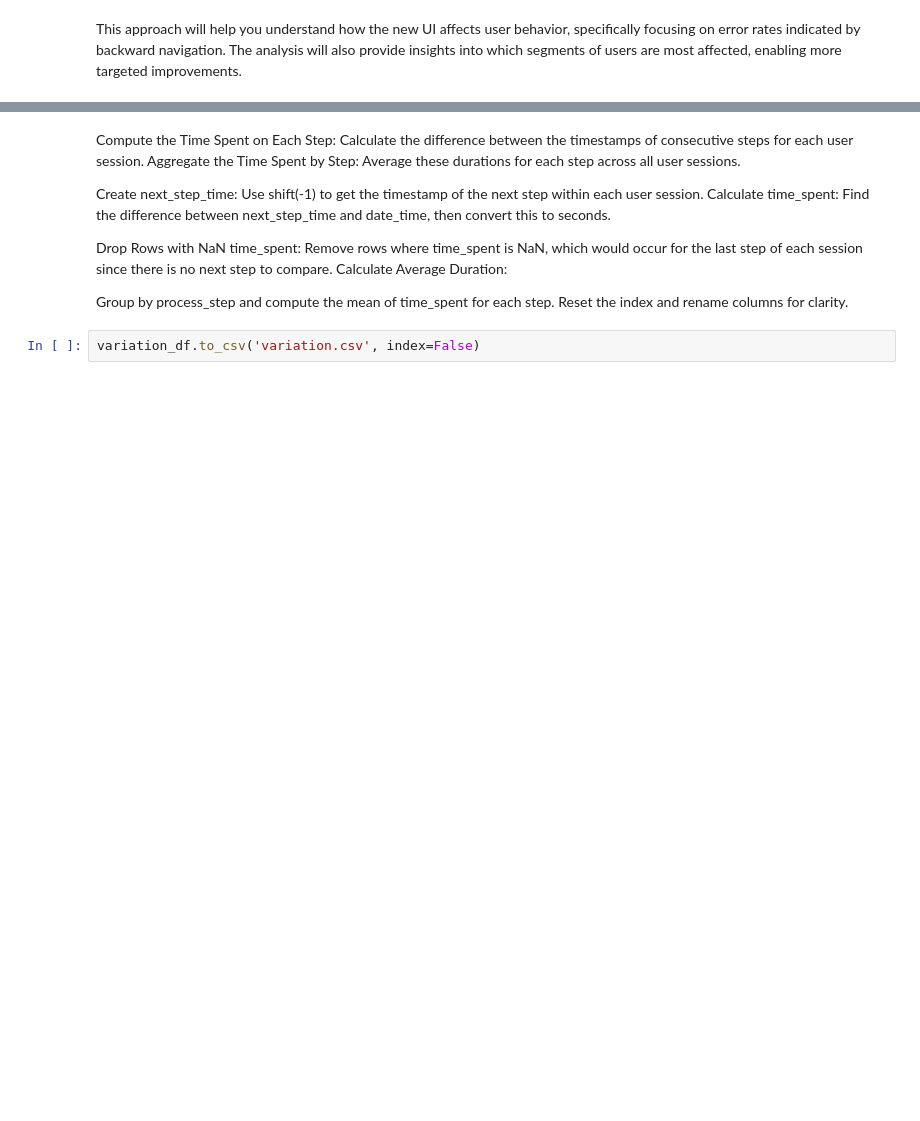
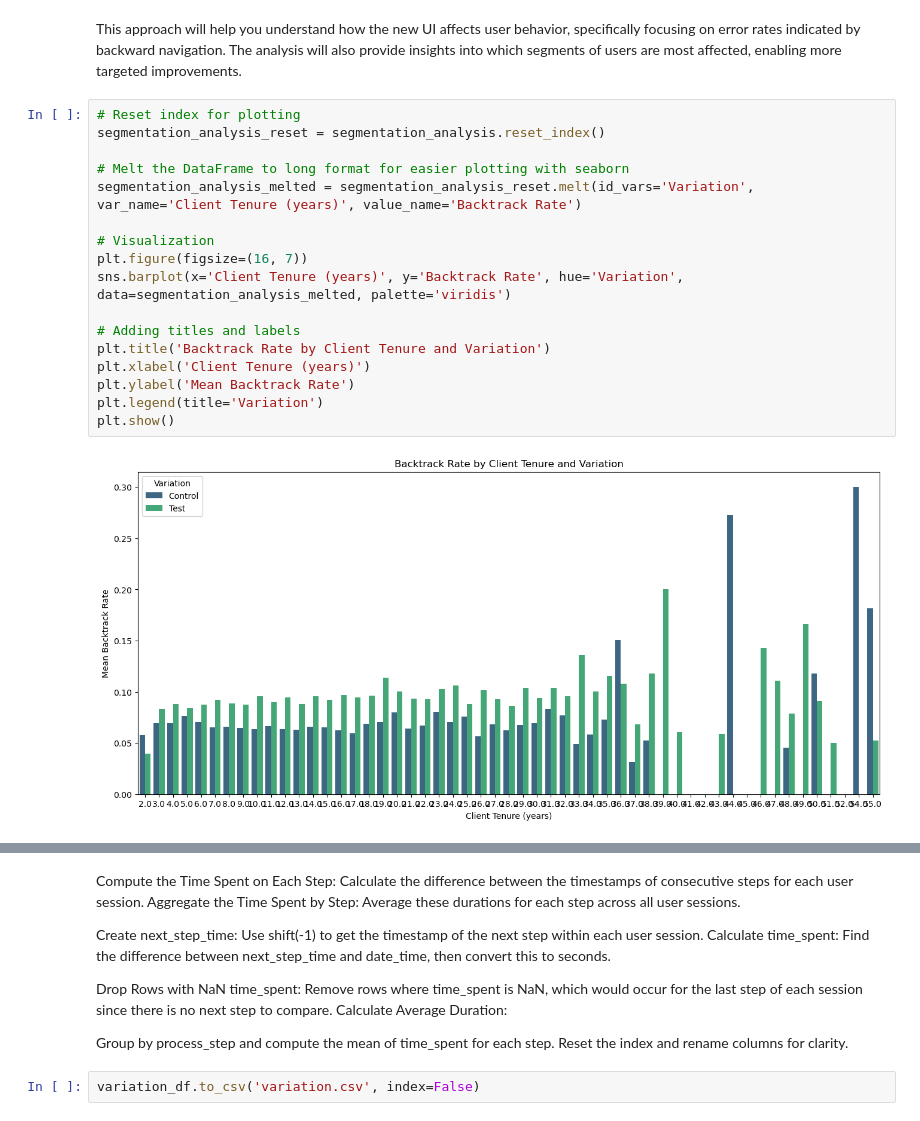
Before and after one commit to Josepdmo/PROJECT2, a Jupyter notebook: EXPLORATORY.ipynb, the cells around one changed output, grey strips where cells are left out. Saved outputs shown, nothing was run; the diff lists cells and outputs as text; blank space fills up the shorter version.

```diff
--- a/EXPLORATORY.ipynb
+++ b/EXPLORATORY.ipynb
@@ -815,5 +975,24 @@ print(segmentation_analysis)
 # %% [markdown]
 This approach will help you understand how the new UI affects user behavior, specifically focusing on error rates indicated by backward navigation. The analysis will also provide insights into which segments of users are most affected, enabling more targeted improvements.
+# %%
+# Reset index for plotting
+segmentation_analysis_reset = segmentation_analysis.reset_index()
+
+# Melt the DataFrame to long format for easier plotting with seaborn
+segmentation_analysis_melted = segmentation_analysis_reset.melt(id_vars='Variation', var_name='Client Tenure (years)', value_name='Backtrack Rate')
+
+# Visualization
+plt.figure(figsize=(16, 7))
+sns.barplot(x='Client Tenure (years)', y='Backtrack Rate', hue='Variation', data=segmentation_analysis_melted, palette='viridis')
+
+# Adding titles and labels
+plt.title('Backtrack Rate by Client Tenure and Variation')
+plt.xlabel('Client Tenure (years)')
+plt.ylabel('Mean Backtrack Rate')
+plt.legend(title='Variation')
+plt.show()
+# %% [output]
+[figure, added]
 # %%
 # Visualization
 sns.barplot(x='Variation', y='is_back_track', data=variation_df)
```
Also changed, not shown: parts of 22 cells of this notebook.
